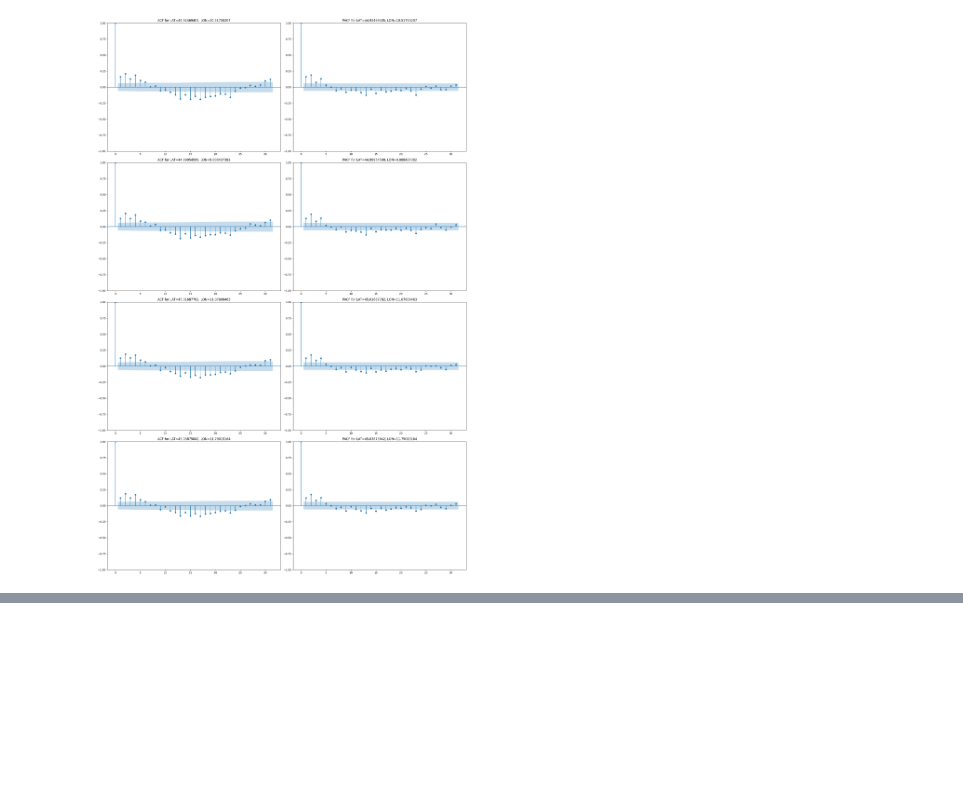
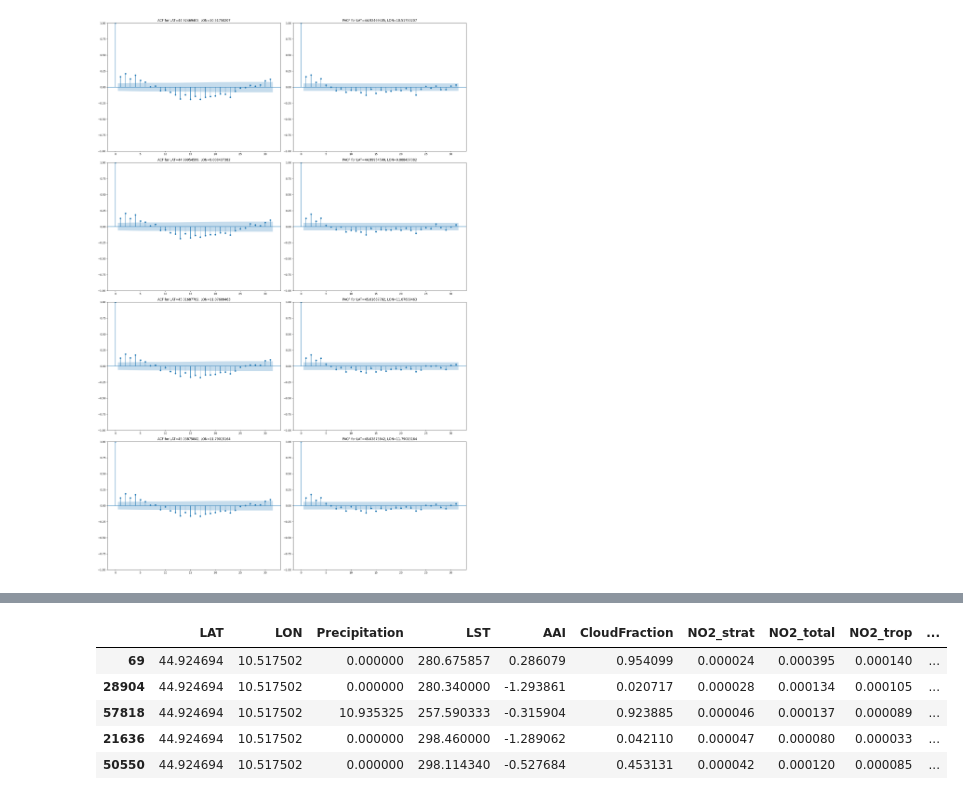
Before and after one commit to Anurag163/GeoAI_Ground_level_NO2_Zindi-, a Jupyter notebook: 3.Feature_Engineering_2.ipynb, the cells around one changed output, grey strips where cells are left out. Saved outputs shown, nothing was run; the diff lists cells and outputs as text; code cells hidden in the pictures; blank space fills up the shorter version.

Commit message:
Completed lag in train

```diff
--- a/3.Feature_Engineering_2.ipynb
+++ b/3.Feature_Engineering_2.ipynb
@@ -204,7 +204,7 @@ train_model3_df_prep_mix_roll_wind_mean_stddev_sorted['Date']=train_df['Date'].c
 # Create an ordered PK
 train_model3_df_prep_mix_roll_wind_mean_stddev_sorted['PK'] = range(1, len(train_model3_df_prep_mix_roll_wind_mean_stddev_sorted) + 1)
 # %%
-train_model3_df_prep_mix_roll_wind_mean_stddev_sorted=train_model3_df_prep_mix_roll_wind_mean_stddev_sorted.sort_values(by=['LON', 'LAT', 'Date'])
+train_model3_df_prep_mix_roll_wind_mean_stddev_sorted=train_model3_df_prep_mix_roll_wind_mean_stddev_sorted.sort_values(by=['LAT', 'LON', 'Date'])
 # %%
 train_model3_df_prep_mix_roll_wind_mean_stddev_sorted.head(5)
 # %% [output]
@@ -564,3 +564,7 @@ plt.show()
 #TropopausePressure-2
 # %% [output]
 [figure]
+# %%
+train_model3_df_prep_mix_roll_wind_mean_stddev_sorted_ver1=train_model3_df_prep_mix_roll_wind_mean_stddev_sorted.copy()
+# %%
+train_model3_df_prep_mix_roll_wind_mean_stddev_sorted_ver1['Date']=pd.to_datetime(train_model3_df_prep_mix_roll_wind_mean_stddev_sorted_ver1['Date'])
@@ -566,0 +582,19 @@ plt.show()
+# %%
+# Sort by 'LAT', 'LON', and 'Date'
+train_model3_df_prep_mix_roll_wind_mean_stddev_sorted_ver1 = train_model3_df_prep_mix_roll_wind_mean_stddev_sorted_ver1.sort_values(by=['LAT', 'LON', 'Date'])
+
+# Group by 'LAT' and 'LON'
+df_grouped = train_model3_df_prep_mix_roll_wind_mean_stddev_sorted_ver1.groupby(['LAT', 'LON'])
+
+# Create lag features for 'AAI'
+
+train_model3_df_prep_mix_roll_wind_mean_stddev_sorted_ver1['AAI_lag3'] = df_grouped['AAI'].shift(3)
+# %%
+train_model3_df_prep_mix_roll_wind_mean_stddev_sorted_ver1.head(5)
+# %% [output]
+|  | LAT | LON | Precipitation | LST | AAI | CloudFraction | NO2_strat | NO2_total | NO2_trop | ... |
+| 69 | 44.924694 | 10.517502 | 0.000000 | 280.675857 | 0.286079 | 0.954099 | 0.000024 | 0.000395 | 0.000140 | ... |
+| 28904 | 44.924694 | 10.517502 | 0.000000 | 280.340000 | -1.293861 | 0.020717 | 0.000028 | 0.000134 | 0.000105 | ... |
+| 57818 | 44.924694 | 10.517502 | 10.935325 | 257.590333 | -0.315904 | 0.923885 | 0.000046 | 0.000137 | 0.000089 | ... |
+| 21636 | 44.924694 | 10.517502 | 0.000000 | 298.460000 | -1.289062 | 0.042110 | 0.000047 | 0.000080 | 0.000033 | ... |
+| 50550 | 44.924694 | 10.517502 | 0.000000 | 298.114340 | -0.527684 | 0.453131 | 0.000042 | 0.000120 | 0.000085 | ... |
```
Also changed, not shown: parts of 3 cells of this notebook, 1 other file.
